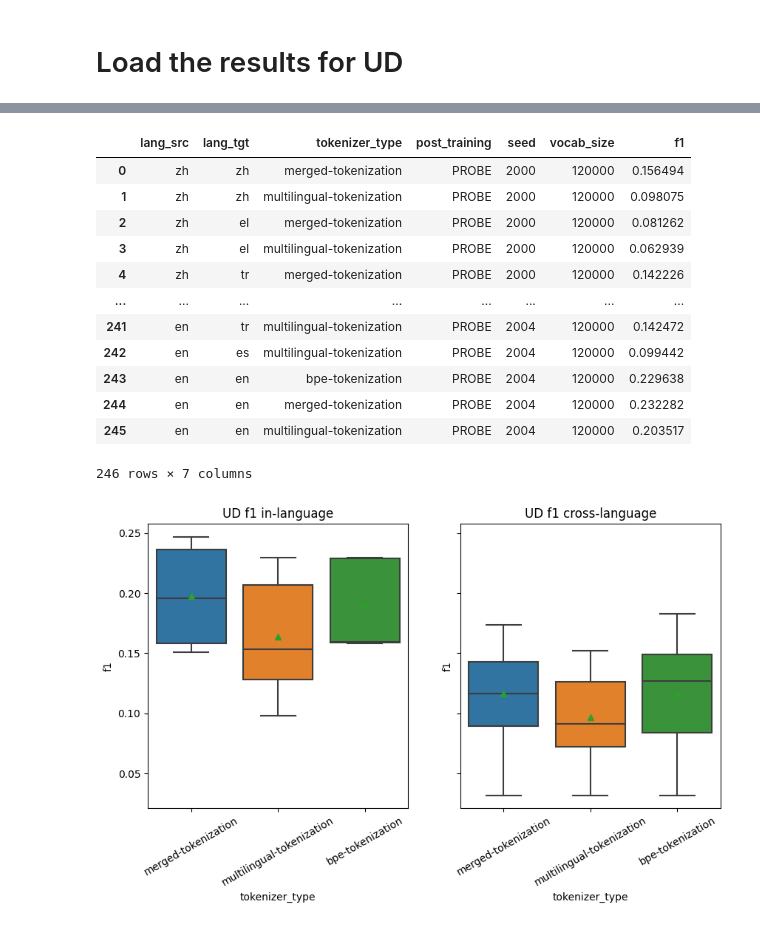
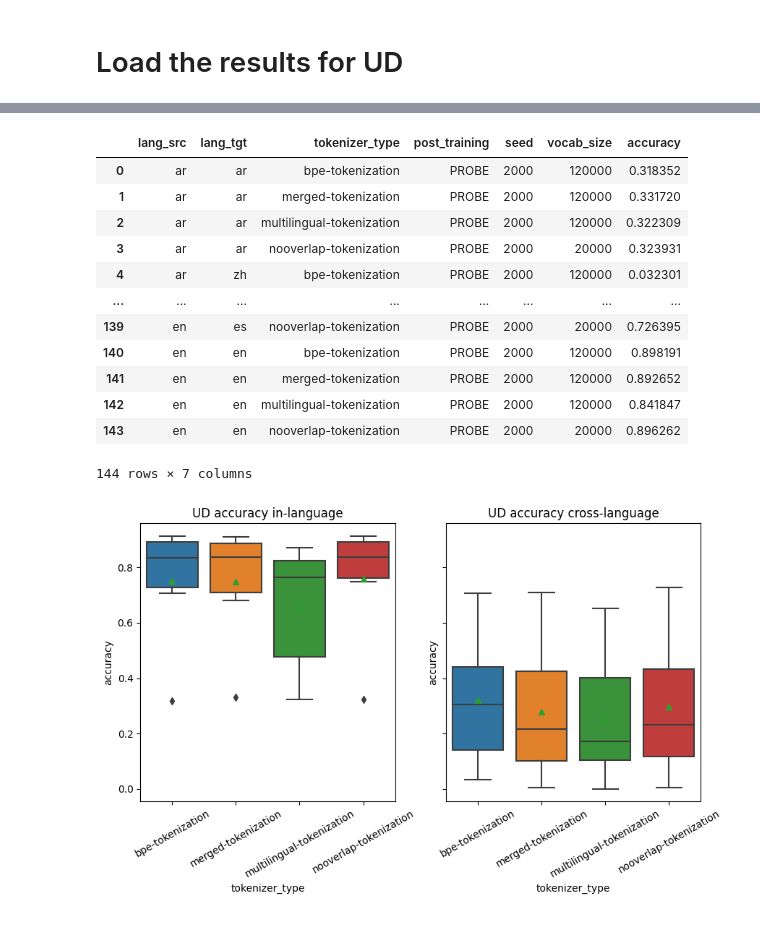
Before and after one commit to tomlimi/entangled_in_scripts, a Jupyter notebook: src/notebooks/3_ud_results.ipynb, the cells around one changed output, grey strips where cells are left out. Cells and saved outputs as stored; diff of their text form; code cells hidden in the pictures.

```diff
--- a/src/notebooks/3_ud_results.ipynb
+++ b/src/notebooks/3_ud_results.ipynb
@@ -26,13 +26,14 @@ tokenizer_types = ('bpe-tokenization', 'merged-tokenization', 'multilingual-toke
 vocab_sizes = (120000, 120000, 120000, 20000)
 # %%
 task = 'UD'
-metric = 'f1'
+metric = 'accuracy'
 
 results = []
 
 post_training = 'PROBE'
+seeds = [2000]
 
-for seed in range(2000, 2005):
+for seed in seeds:
     for lang_src in languages:
         for lang_tgt in languages:
             for tok_type, vocab_size in zip(tokenizer_types, vocab_sizes):
@@ -80,19 +63,19 @@ df_all = pd.DataFrame(results)
 # %%
 df_all
 # %% [output]
-|  | lang_src | lang_tgt | tokenizer_type | post_training | seed | vocab_size | f1 |
-| 0 | zh | zh | merged-tokenization | PROBE | 2000 | 120000 | 0.156494 |
-| 1 | zh | zh | multilingual-tokenization | PROBE | 2000 | 120000 | 0.098075 |
-| 2 | zh | el | merged-tokenization | PROBE | 2000 | 120000 | 0.081262 |
-| 3 | zh | el | multilingual-tokenization | PROBE | 2000 | 120000 | 0.062939 |
-| 4 | zh | tr | merged-tokenization | PROBE | 2000 | 120000 | 0.142226 |
+|  | lang_src | lang_tgt | tokenizer_type | post_training | seed | vocab_size | accuracy |
+| 0 | ar | ar | bpe-tokenization | PROBE | 2000 | 120000 | 0.318352 |
+| 1 | ar | ar | merged-tokenization | PROBE | 2000 | 120000 | 0.331720 |
+| 2 | ar | ar | multilingual-tokenization | PROBE | 2000 | 120000 | 0.322309 |
+| 3 | ar | ar | nooverlap-tokenization | PROBE | 2000 | 20000 | 0.323931 |
+| 4 | ar | zh | bpe-tokenization | PROBE | 2000 | 120000 | 0.032301 |
 | ... | ... | ... | ... | ... | ... | ... | ... |
-| 241 | en | tr | multilingual-tokenization | PROBE | 2004 | 120000 | 0.142472 |
-| 242 | en | es | multilingual-tokenization | PROBE | 2004 | 120000 | 0.099442 |
-| 243 | en | en | bpe-tokenization | PROBE | 2004 | 120000 | 0.229638 |
-| 244 | en | en | merged-tokenization | PROBE | 2004 | 120000 | 0.232282 |
-| 245 | en | en | multilingual-tokenization | PROBE | 2004 | 120000 | 0.203517 |
+| 139 | en | es | nooverlap-tokenization | PROBE | 2000 | 20000 | 0.726395 |
+| 140 | en | en | bpe-tokenization | PROBE | 2000 | 120000 | 0.898191 |
+| 141 | en | en | merged-tokenization | PROBE | 2000 | 120000 | 0.892652 |
+| 142 | en | en | multilingual-tokenization | PROBE | 2000 | 120000 | 0.841847 |
+| 143 | en | en | nooverlap-tokenization | PROBE | 2000 | 20000 | 0.896262 |
-246 rows × 7 columns
+144 rows × 7 columns
 # %%
 def plot_boxplot(df, post_training, title, ax=None):
     df = df[df['post_training'] == post_training]
@@ -102,12 +85,12 @@ def plot_boxplot(df, post_training, title, ax=None):
 # %%
 fig, ax = plt.subplots(1, 2, figsize=(10, 5), sharey=True)
 # inlang
 df = df_all[df_all['lang_src'] == df_all['lang_tgt']]
-plot_boxplot(df, 'PROBE', f"UD f1 in-language", ax=ax[0])
+plot_boxplot(df, 'PROBE', f"{task} {metric} in-language", ax=ax[0])
 # crosslang
 df = df_all[df_all['lang_src'] != df_all['lang_tgt']]
-plot_boxplot(df, 'PROBE', f"UD f1 cross-language", ax=ax[1])
+plot_boxplot(df, 'PROBE', f"{task} {metric} cross-language", ax=ax[1])
 # %% [output]
-[figure, old version]
+[figure, new version]
 # %%
 def plot_heatmaps(df, baseline, baseline_title, compared=[], compared_titles=[], figsize=None):
```
Also changed, not shown: parts of 3 cells of this notebook, 6 other files.
